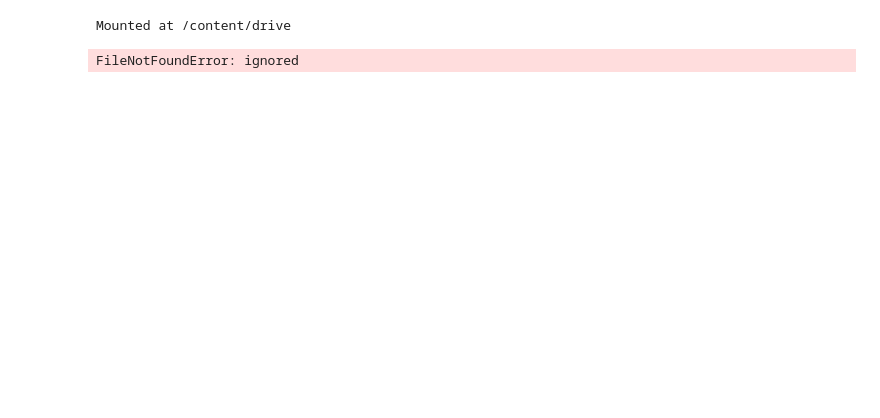
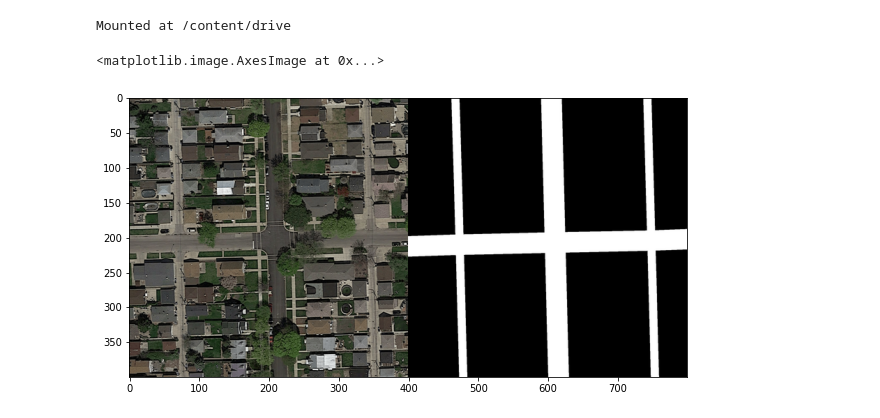
Before and after one commit to karimassi/road-segmentation, a Jupyter notebook: data_augmentation.ipynb, the cells around one changed output. Saved outputs shown, nothing was run; the diff lists cells and outputs as text; code cells hidden in the pictures; blank space fills up the shorter version.

Commit message:
Load data from shared google drive for colab

```diff
--- a/data_augmentation.ipynb
+++ b/data_augmentation.ipynb
@@ -54,21 +56,22 @@ def img_crop(im, w, h):
     return list_patches
 # %%
 # root_dir = "data/training/"
-root_dir = "/content/drive/My Drive/EPFL/road-segmentation/data/training/"
+root_dir = "/content/drive/Shareddrives/road-segmentation/data/training/"
 image_dir = root_dir + "images/"
 gt_dir = root_dir + "groundtruth/"
 
 files = os.listdir(image_dir)
 n = len(files)
 
 # Loaded a set of images
 imgs = [load_image(image_dir + files[i]) for i in range(n)]
 gt_imgs = [load_image(gt_dir + files[i]) for i in range(n)]
 
 fig1 = plt.figure(figsize=(10, 10))
 plt.imshow(concatenate_images(imgs[0], gt_imgs[0]))
 # %% [output]
-FileNotFoundError: ignored
+<matplotlib.image.AxesImage at 0x...>
+[figure, added]
 # %%
 # Data augmentation by rotating all images/masks and randomly flipping them
 images = [img for img in imgs]
```
Also changed, not shown: parts of 2 cells of this notebook.
